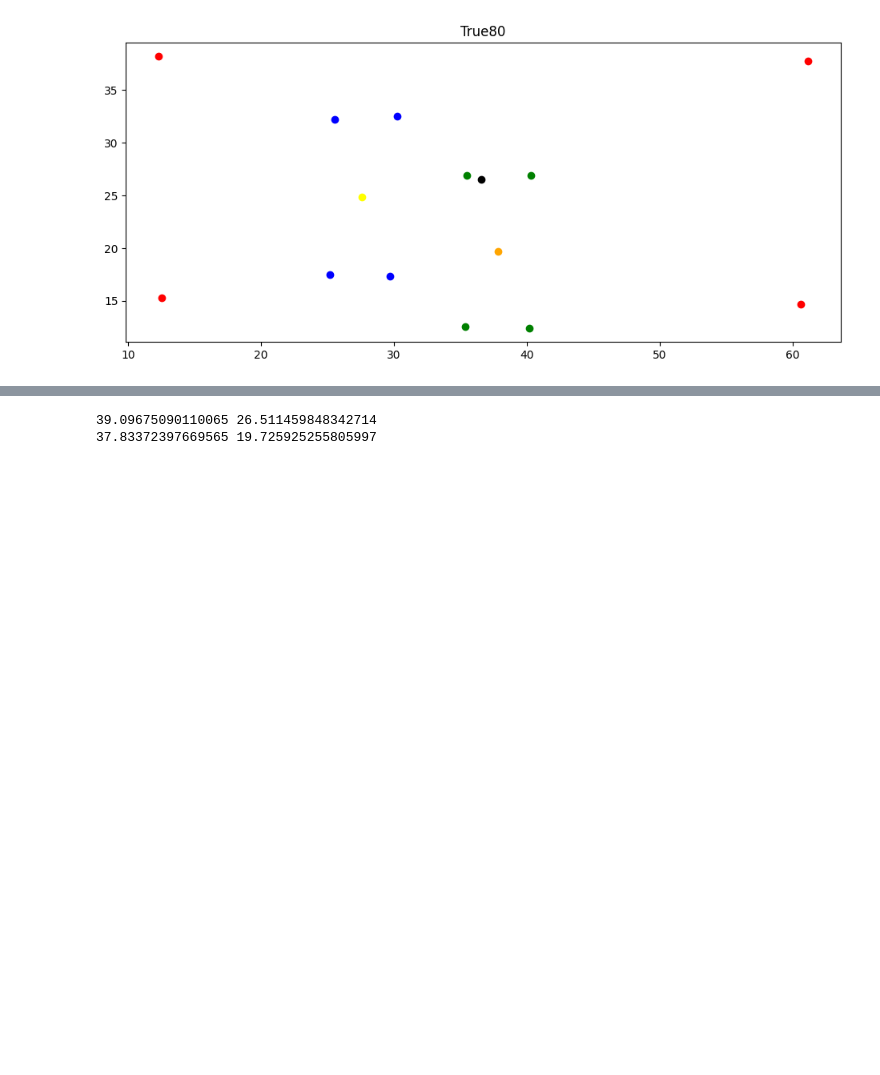
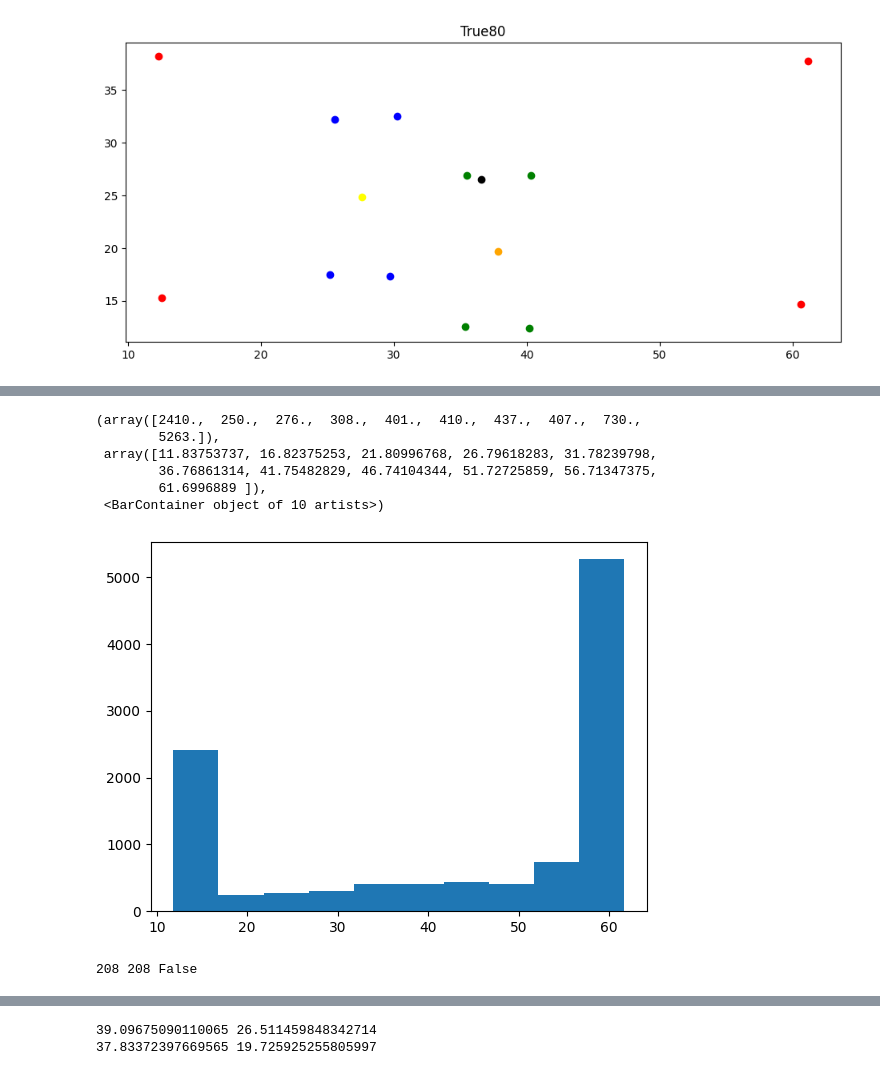
Before and after one commit to msidikpr/obstacle_avoidance, a Jupyter notebook: test_functions.ipynb, the cells around one changed output, grey strips where cells are left out. Drawn from its saved outputs; the diff is of its cells as text; code cells hidden in the pictures; blank space fills up the shorter version.

```diff
--- a/test_functions.ipynb
+++ b/test_functions.ipynb
@@ -252,0 +295,16 @@ df2
+# %%
+nose_even= flatten_column(even,'nose_x_cm')
+# %%
+plt.hist(nose_even)
+# %% [output]
+(array([2410.,  250.,  276.,  308.,  401.,  410.,  437.,  407.,  730.,
+        5263.]),
+ array([11.83753737, 16.82375253, 21.80996768, 26.79618283, 31.78239798,
+        36.76861314, 41.75482829, 46.74104344, 51.72725859, 56.71347375,
+        61.6996889 ]),
+ <BarContainer object of 10 artists>)
+[figure, added]
+# %%
+print(len(df.at[1,'obstacleTL_x_cm']),len(df.at[1,'nose_x_cm']),df.at[1,'odd'])
+# %% [output]
+208 208 False
```
Also changed, not shown: parts of 34 cells of this notebook, 4 other files.
